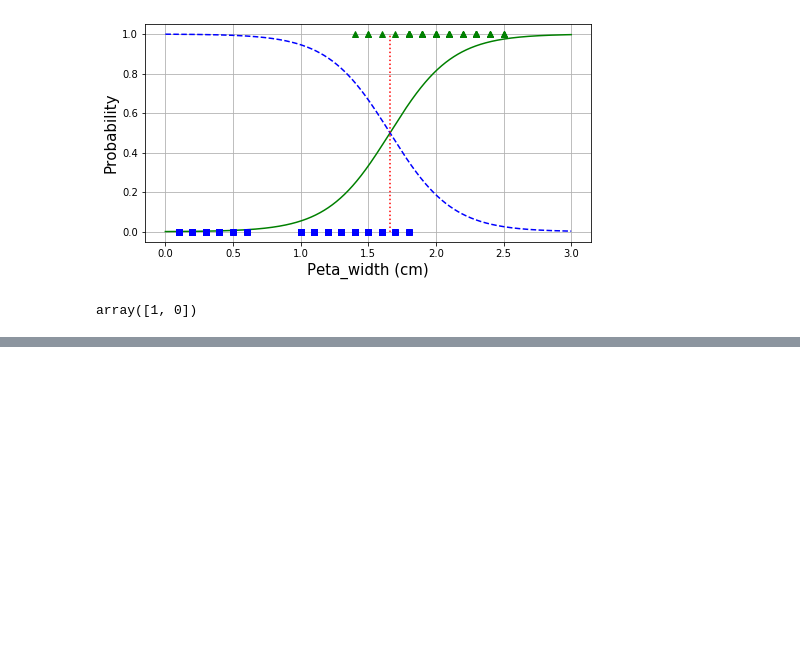
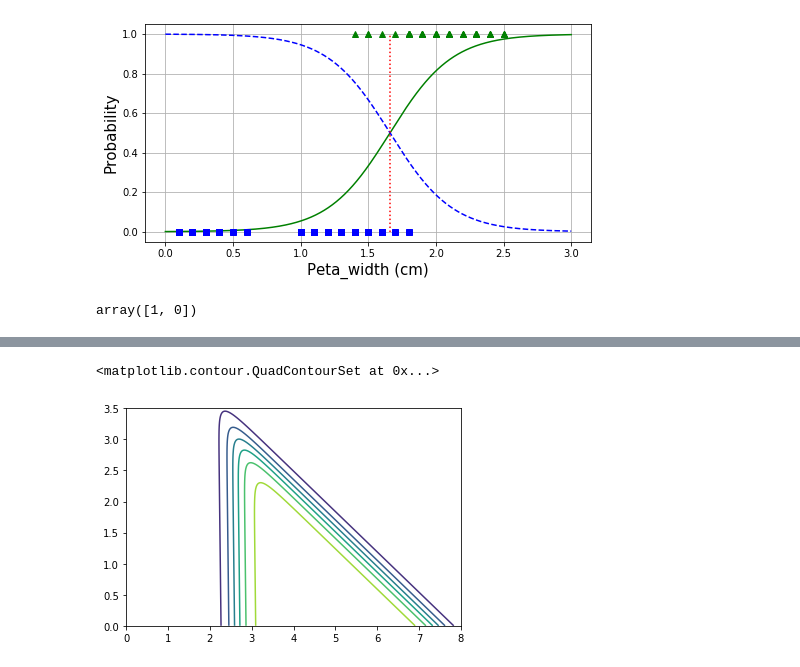
Before and after one commit to SubhoBasak/Learning_DataScience, a Jupyter notebook: TrainingModels/training_models.ipynb, the cells around one changed output, grey strips where cells are left out. Drawn from its saved outputs; the diff is of its cells as text; code cells hidden in the pictures; blank space fills up the shorter version.

```diff
--- a/TrainingModels/training_models.ipynb
+++ b/TrainingModels/training_models.ipynb
@@ -572,0 +621,5 @@ array([1, 0])
+# %%
+plt.contour(x0, x1, y_prob)
+# %% [output]
+<matplotlib.contour.QuadContourSet at 0x...>
+[figure, added]
```
Also changed, not shown: parts of 41 cells of this notebook, 1 other file.
